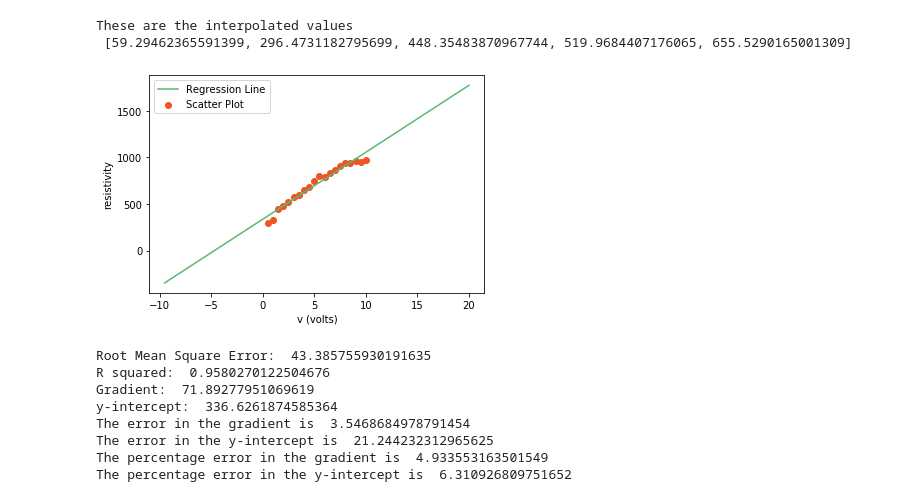
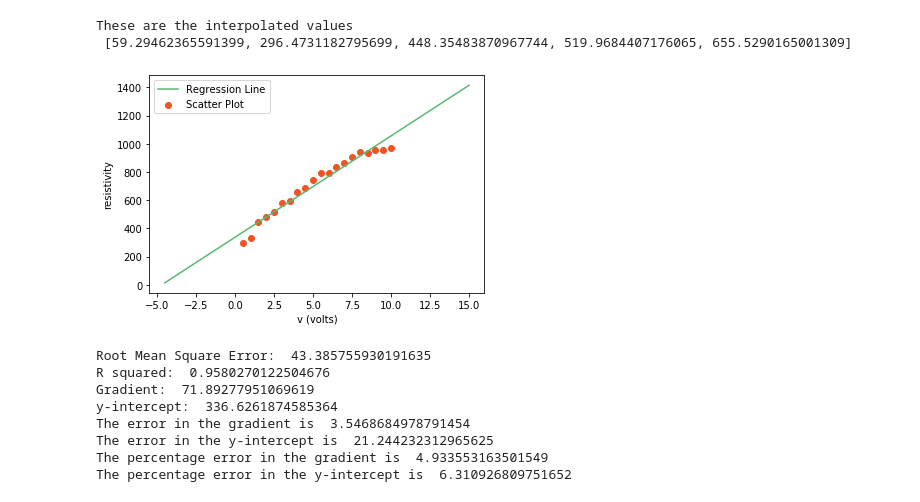
Before and after one commit to BriefCud/PRA1500-Tools-for-Practical_Physics, a Jupyter notebook: Week 3/Calibration Curves and Transformation of Variables.ipynb, the cells around one changed output. Drawn from its saved outputs; the diff is of its cells as text; code cells hidden in the pictures.

```diff
--- a/Week 3/Calibration Curves and Transformation of Variables.ipynb
+++ b/Week 3/Calibration Curves and Transformation of Variables.ipynb
@@ -112,7 +112,7 @@ except:
 These are the interpolated values
  [59.29462365591399, 296.4731182795699, 448.35483870967744, 519.9684407176065, 655.5290165001309]
 # %%
-####### TASK 3 ##############
+####### Curve Fitting to Calibration Curves Tasks ##############
 ### We reused the code from week 1 task 2
 
 def Least_Squares_Analysis(function):
@@ -136,8 +136,8 @@ def Least_Squares_Analysis(function):
         m = numerator / denomenator
         c = y_mean - (m * x_mean)
 
-    max_x = np.max(x) + 10
-    min_x = np.min(x) - 10
+    max_x = np.max(x) + 5
+    min_x = np.min(x) - 5
 
     lin = np.linspace(min_x,max_x,1000)
     curve = m * lin + c
@@ -173,34 +173,34 @@ def Least_Squares_Analysis(function):
 # upper_limit = int(input("Which index do you want the regression to finish on? "))
 independant = "v (volts)"
 dependant = "resistivity"
 lower_limit = 0
 upper_limit = 20
 
 # Ploting Line
 x_1,y_1,X,Y,rmse,r2,m,c,error_m,error_c = Least_Squares_Analysis(function)
 
 
 plt.plot(x_1, y_1, color='#58b970', label='Regression Line')
 # Ploting Scatter Points
 plt.scatter(X, Y, c='#ef5423', label='Scatter Plot')
 
 plt.xlabel(independant)
 plt.ylabel(dependant)
 plt.legend()
 plt.show()
 print("Root Mean Square Error: ",rmse)
 print("R squared: ",r2)
 print("Gradient: ",m)
 print("y-intercept: ",c)
 print("The error in the gradient is ",error_m)
 print("The error in the y-intercept is ",error_c)
 print("The percentage error in the gradient is ",(error_m/m)*100)
 if (c < 0):
     print("The percentage error in the y-intercept is ",(error_c/c)*-100)
 else:
     print("The percentage error in the y-intercept is ",(error_c/c)*100)
 # %% [output]
-[figure, old version]
+[figure, new version]
 Root Mean Square Error:  43.385755930191635
 R squared:  0.9580270122504676
 Gradient:  71.89277951069619
```
Also changed, not shown: parts of 11 cells of this notebook.
